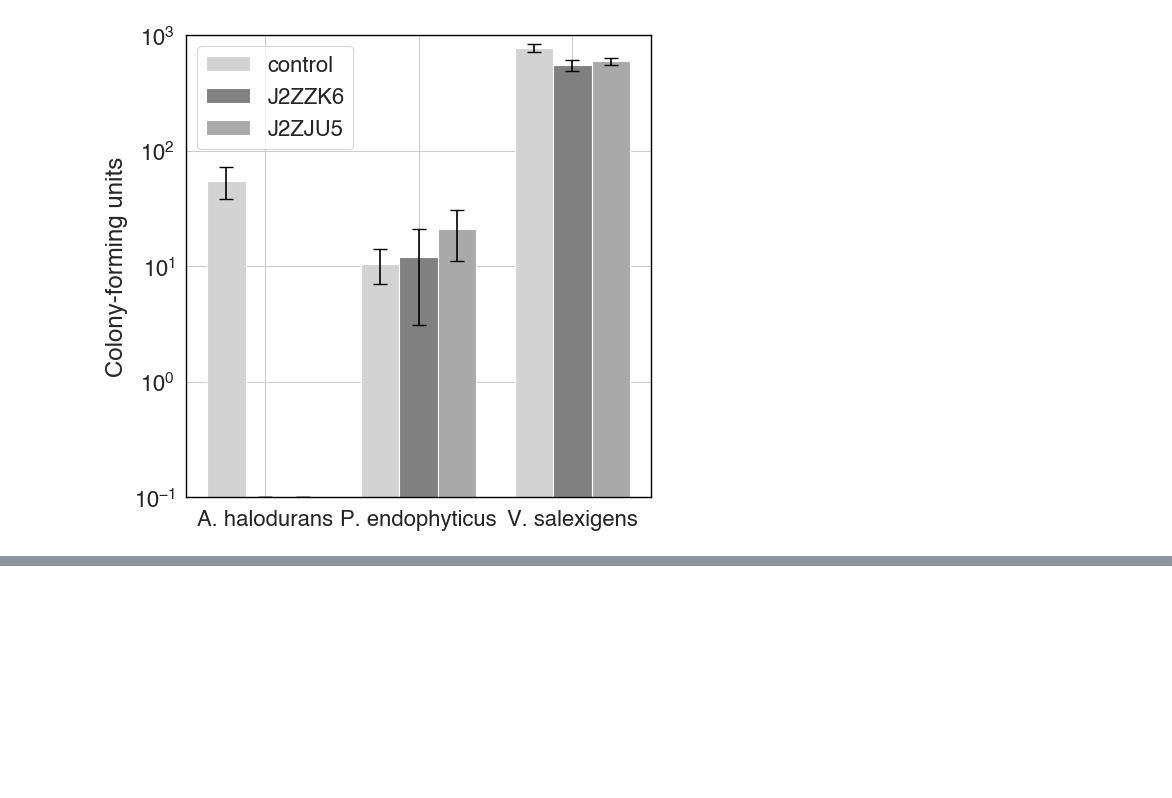
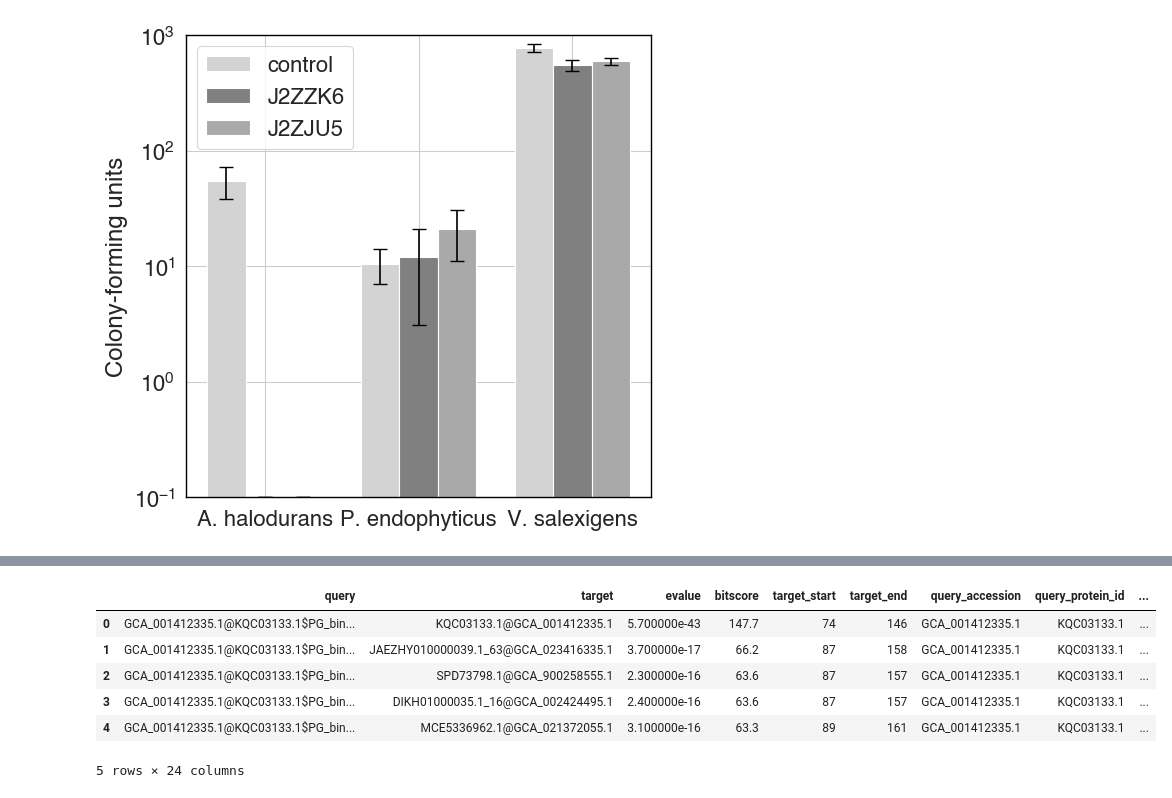
Before and after one commit to srom/archaea-vs-bacteria, a Jupyter notebook: notebook/figure3.ipynb, the cells around one changed output, grey strips where cells are left out. Cells and saved outputs as stored; diff of their text form; code cells hidden in the pictures; blank space fills up the shorter version.

```diff
--- a/notebook/figure3.ipynb
+++ b/notebook/figure3.ipynb
@@ -189,0 +240,11 @@ f.savefig(figures_folder / 'figure3' / 'CFU.pdf', dpi=300, bbox_inches='tight',
+# %%
+target_hits = pd.read_csv(data_folder / 'putative_targets.csv')
+target_hits.head()
+# %% [output]
+|  | query | target | evalue | bitscore | target_start | target_end | query_accession | query_protein_id | ... |
+| 0 | GCA_001412335.1@KQC03133.1$PG_bin... | KQC03133.1@GCA_001412335.1 | 5.700000e-43 | 147.7 | 74 | 146 | GCA_001412335.1 | KQC03133.1 | ... |
+| 1 | GCA_001412335.1@KQC03133.1$PG_bin... | JAEZHY010000039.1_63@GCA_023416335.1 | 3.700000e-17 | 66.2 | 87 | 158 | GCA_001412335.1 | KQC03133.1 | ... |
+| 2 | GCA_001412335.1@KQC03133.1$PG_bin... | SPD73798.1@GCA_900258555.1 | 2.300000e-16 | 63.6 | 87 | 157 | GCA_001412335.1 | KQC03133.1 | ... |
+| 3 | GCA_001412335.1@KQC03133.1$PG_bin... | DIKH01000035.1_16@GCA_002424495.1 | 2.400000e-16 | 63.6 | 87 | 157 | GCA_001412335.1 | KQC03133.1 | ... |
+| 4 | GCA_001412335.1@KQC03133.1$PG_bin... | MCE5336962.1@GCA_021372055.1 | 3.100000e-16 | 63.3 | 89 | 161 | GCA_001412335.1 | KQC03133.1 | ... |
+5 rows × 24 columns
```
Also changed, not shown: parts of 22 cells of this notebook, 5 other files.
